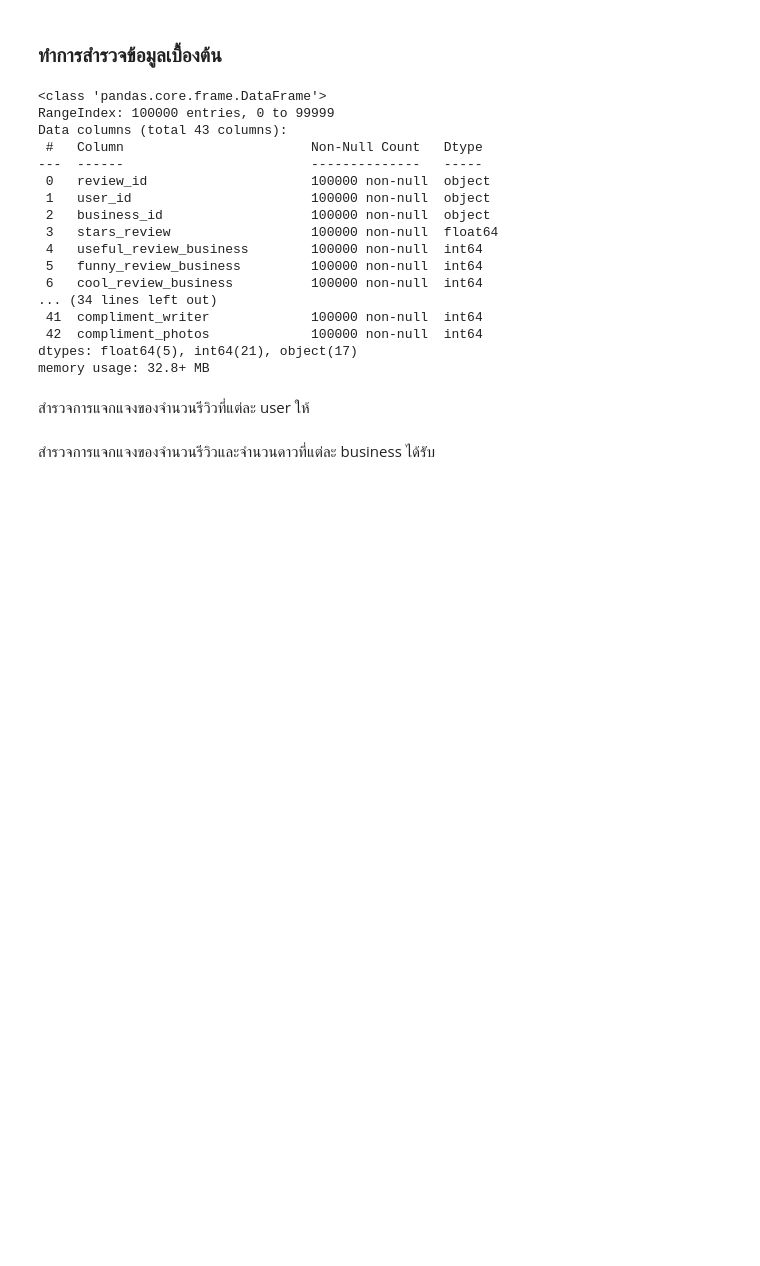
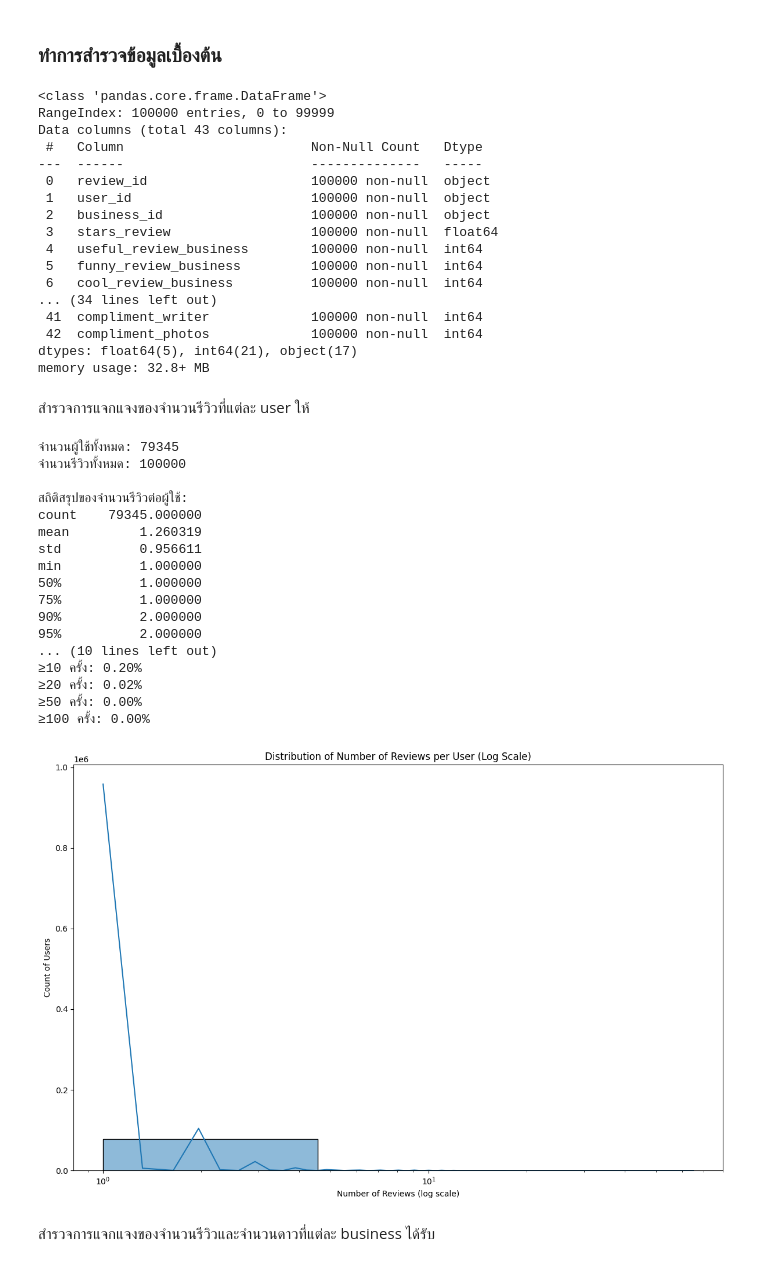
Before and after one commit to WhoAreYou1224/datavis2025, a Jupyter notebook: Text_Analytics68.ipynb, the cells around one changed output. Drawn from its saved outputs; the diff is of its cells as text; code cells hidden in the pictures; blank space fills up the shorter version.

```diff
--- a/Text_Analytics68.ipynb
+++ b/Text_Analytics68.ipynb
@@ -421,2 +438,63 @@ memory usage: 32.8+ MB
+# %%
+USER_COL = "user_id"   # ← ถ้าของคุณชื่อ "userId" หรืออย่างอื่น ให้แก้ตรงนี้
+# ================================================================
+
+import pandas as pd
+import numpy as np
+import matplotlib.pyplot as plt
+import seaborn as sns
+
+assert USER_COL in df.columns, f"ไม่พบคอลัมน์ {USER_COL} ใน df.columns"
+
+# 1) สร้างตาราง “จำนวนรีวิวต่อผู้ใช้” = 1 แถวต่อผู้ใช้
+user_counts = (
+    df.groupby(USER_COL, as_index=False)
+      .size()
+      .rename(columns={'size': 'review_count_user'})
+)
+
+# 2) สถิติสรุปสำคัญ
+print("จำนวนผู้ใช้ทั้งหมด:", len(user_counts))
+print("จำนวนรีวิวทั้งหมด:", len(df))
+print("\nสถิติสรุปของจำนวนรีวิวต่อผู้ใช้:")
+print(user_counts['review_count_user'].describe(percentiles=[.5, .75, .9, .95, .99]))
+
+print("\nค่ากลาง:")
+print("Median:", int(user_counts['review_count_user'].median()))
+print("Mode  :", int(user_counts['review_count_user'].mode().iloc[0]))
+
+# สัดส่วนผู้ใช้ที่รีวิวอย่างน้อย N ครั้ง (ดู tail/heavy users)
+for n in [1, 2, 5, 10, 20, 50, 100]:
+    share = (user_counts['review_count_user'] >= n).mean()
+    print(f"≥{n} ครั้ง: {share:.2%}")
+
+# 3) พล็อตฮิสโตแกรม (แกน X เป็น log) + KDE
+fig, ax = plt.subplots(figsize=(12, 8))
+sns.histplot(data=user_counts, x='review_count_user', ax=ax, kde=True)
+ax.set_xscale('log')
+ax.set_title('Distribution of Number of Reviews per User (Log Scale)')
+ax.set_xlabel('Number of Reviews (log scale)')
+ax.set_ylabel('Count of Users')
+plt.tight_layout()
+plt.show()
+# %% [output]
+จำนวนผู้ใช้ทั้งหมด: 79345
+จำนวนรีวิวทั้งหมด: 100000
+
+สถิติสรุปของจำนวนรีวิวต่อผู้ใช้:
+count    79345.000000
+mean         1.260319
+std          0.956611
+min          1.000000
+50%          1.000000
+75%          1.000000
+90%          2.000000
+95%          2.000000
+... (10 lines left out)
+≥10 ครั้ง: 0.20%
+≥20 ครั้ง: 0.02%
+≥50 ครั้ง: 0.00%
+≥100 ครั้ง: 0.00%
+[figure, added]
 # %% [markdown]
 สำรวจการแจกแจงของจำนวนรีวิวและจำนวนดาวที่แต่ละ business ได้รับ
```
Also changed, not shown: parts of 42 cells of this notebook.
